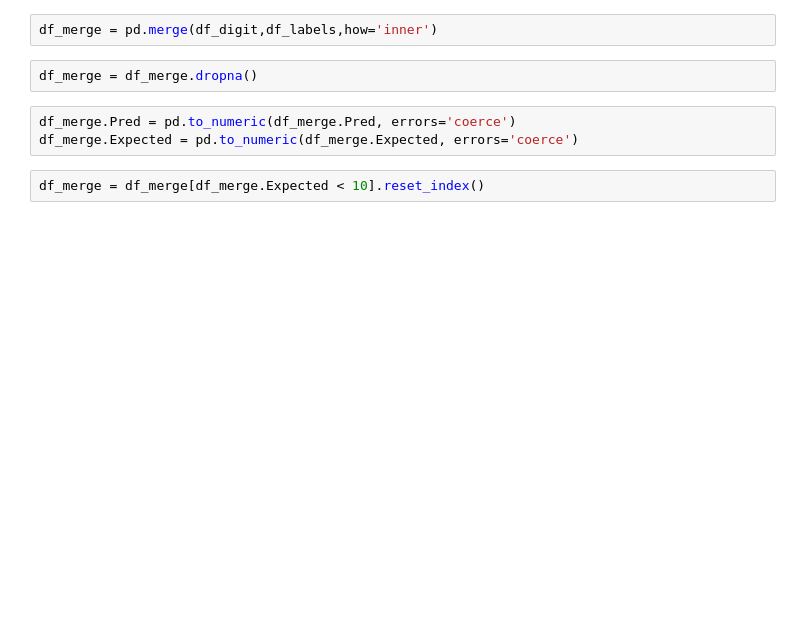
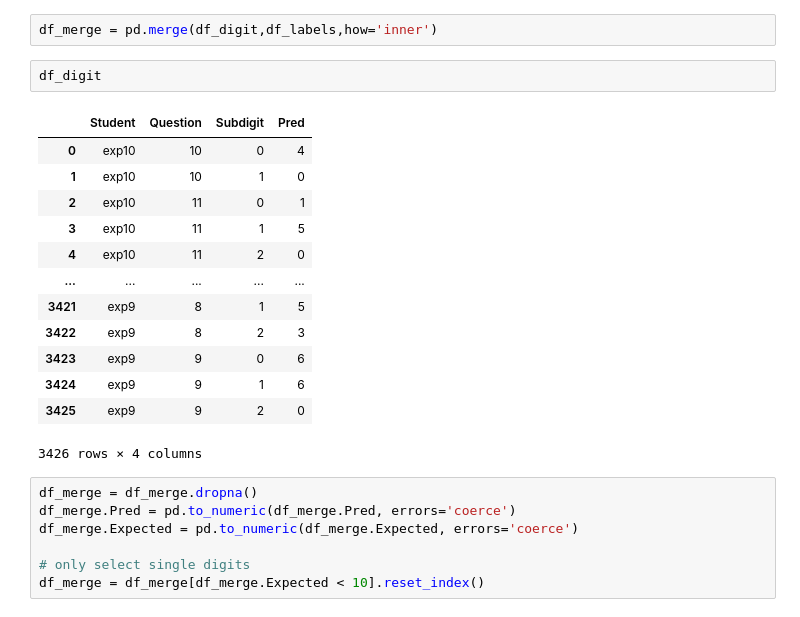
Before and after one commit to ADS-thesis-CITO/CITO-thesis, a Jupyter notebook: Classification Aico/modelling/testing/OCR recognition with Transformers.ipynb, the cells around one changed output. Saved outputs shown, nothing was run; the diff lists cells and outputs as text; blank space fills up the shorter version.

```diff
--- a/Classification Aico/modelling/testing/OCR recognition with Transformers.ipynb
+++ b/Classification Aico/modelling/testing/OCR recognition with Transformers.ipynb
@@ -31,9 +75,25 @@ df_labels = pd.read_csv('custom_label_v1.csv',dtype=str)
 # %%
 df_merge = pd.merge(df_digit,df_labels,how='inner')
+# %%
+df_digit
+# %% [output]
+|  | Student | Question | Subdigit | Pred |
+| 0 | exp10 | 10 | 0 | 4 |
+| 1 | exp10 | 10 | 1 | 0 |
+| 2 | exp10 | 11 | 0 | 1 |
+| 3 | exp10 | 11 | 1 | 5 |
+| 4 | exp10 | 11 | 2 | 0 |
+| ... | ... | ... | ... | ... |
+| 3421 | exp9 | 8 | 1 | 5 |
+| 3422 | exp9 | 8 | 2 | 3 |
+| 3423 | exp9 | 9 | 0 | 6 |
+| 3424 | exp9 | 9 | 1 | 6 |
+| 3425 | exp9 | 9 | 2 | 0 |
+3426 rows × 4 columns
 # %%
 df_merge = df_merge.dropna()
+df_merge.Pred = pd.to_numeric(df_merge.Pred, errors='coerce')
+df_merge.Expected = pd.to_numeric(df_merge.Expected, errors='coerce')
+
+# only select single digits
+df_merge = df_merge[df_merge.Expected < 10].reset_index()
-# %%
-df_merge.Pred = pd.to_numeric(df_merge.Pred, errors='coerce')
-df_merge.Expected = pd.to_numeric(df_merge.Expected, errors='coerce')
-# %%
-df_merge = df_merge[df_merge.Expected < 10].reset_index()
```
Also changed, not shown: parts of 24 cells of this notebook.
